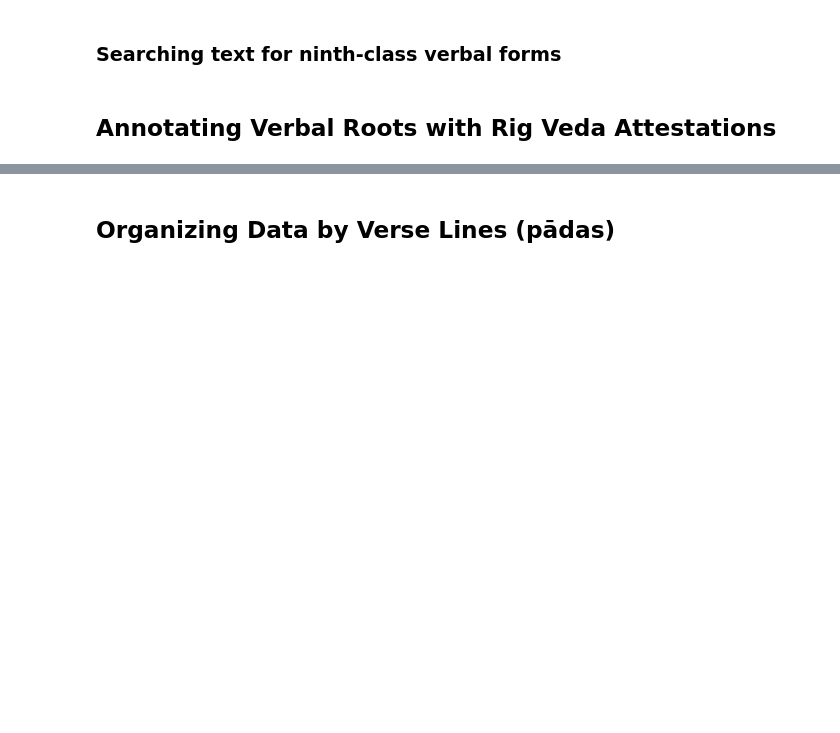
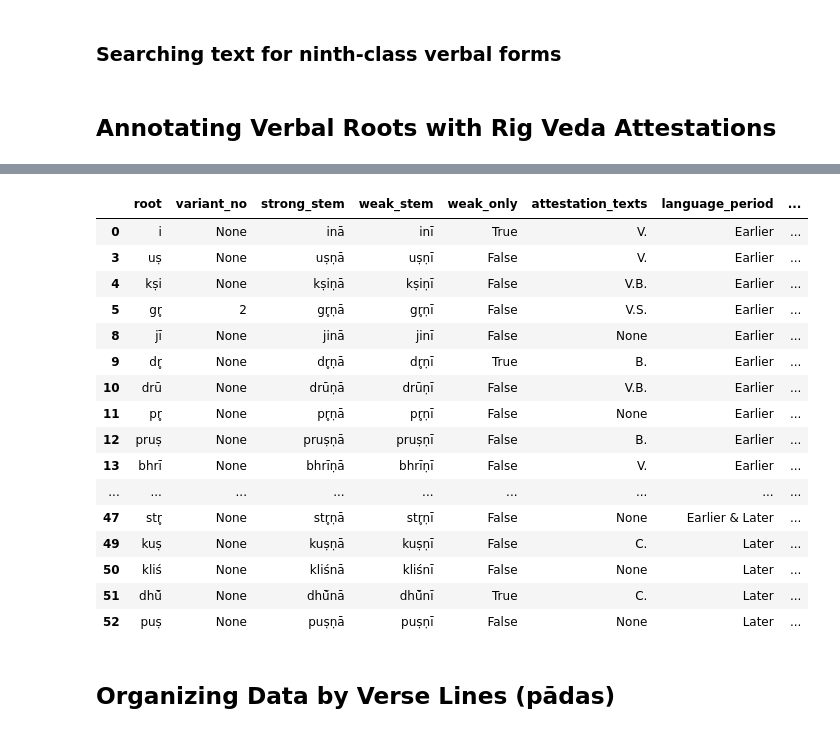
Before and after one commit to anupdhml/sanskrit_ninth_class_meter, a Jupyter notebook: README.ipynb, the cells around one changed output, grey strips where cells are left out. Cells and saved outputs as stored; diff of their text form; code cells hidden in the pictures; blank space fills up the shorter version.

```diff
--- a/README.ipynb
+++ b/README.ipynb
@@ -379,3 +522,30 @@ df_roots.head()
+# %%
+# to print without index on the left
+#from IPython.display import HTML
+#HTML(df_roots.to_html(index=False))
+
+# roots not attested in RV
+df_roots.query(
+    'strong_attestations_total == 0 and weak_attestations_total == 0'
+)
+# %% [output]
+|  | root | variant_no | strong_stem | weak_stem | weak_only | attestation_texts | language_period | ... |
+| 0 | i | None | inā | inī | True | V. | Earlier | ... |
+| 3 | uṣ | None | uṣṇā | uṣṇī | False | V. | Earlier | ... |
+| 4 | kṣi | None | kṣiṇā | kṣiṇī | False | V.B. | Earlier | ... |
+| 5 | gr̥ | 2 | gr̥ṇā | gr̥ṇī | False | V.S. | Earlier | ... |
+| 8 | jī | None | jinā | jinī | False | None | Earlier | ... |
+| 9 | dr̥ | None | dr̥ṇā | dr̥ṇī | True | B. | Earlier | ... |
+| 10 | drū | None | drūṇā | drūṇī | False | V.B. | Earlier | ... |
+| 11 | pr̥ | None | pr̥ṇā | pr̥ṇī | False | None | Earlier | ... |
+| 12 | pruṣ | None | pruṣṇā | pruṣṇī | False | B. | Earlier | ... |
+| 13 | bhrī | None | bhrīṇā | bhrīṇī | False | V. | Earlier | ... |
+| ... | ... | ... | ... | ... | ... | ... | ... | ... |
+| 47 | str̥ | None | str̥ṇā | str̥ṇī | False | None | Earlier & Later | ... |
+| 49 | kuṣ | None | kuṣṇā | kuṣṇī | False | C. | Later | ... |
+| 50 | kliś | None | kliśnā | kliśnī | False | None | Later | ... |
+| 51 | dhū̆ | None | dhū̆nā | dhū̆nī | True | C. | Later | ... |
+| 52 | puṣ | None | puṣṇā | puṣṇī | False | None | Later | ... |
 # %% [markdown]
 ## Organizing Data by Verse Lines (pādas)
 # %%
```
Also changed, not shown: parts of 13 cells of this notebook, 4 other files.
